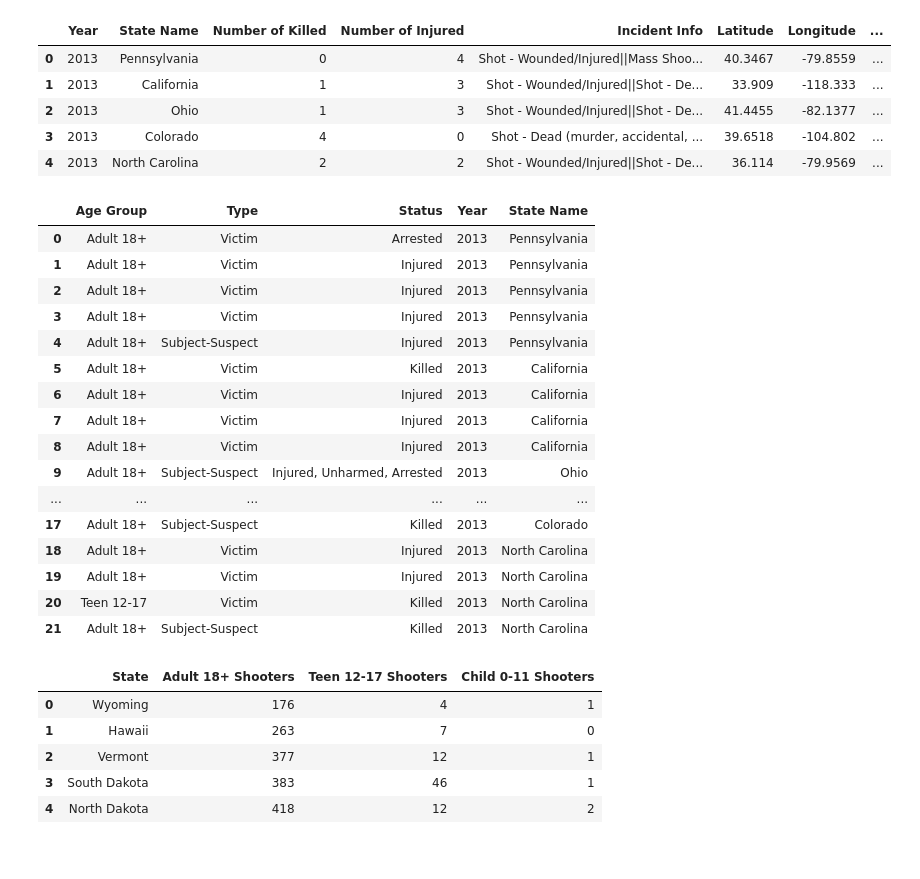
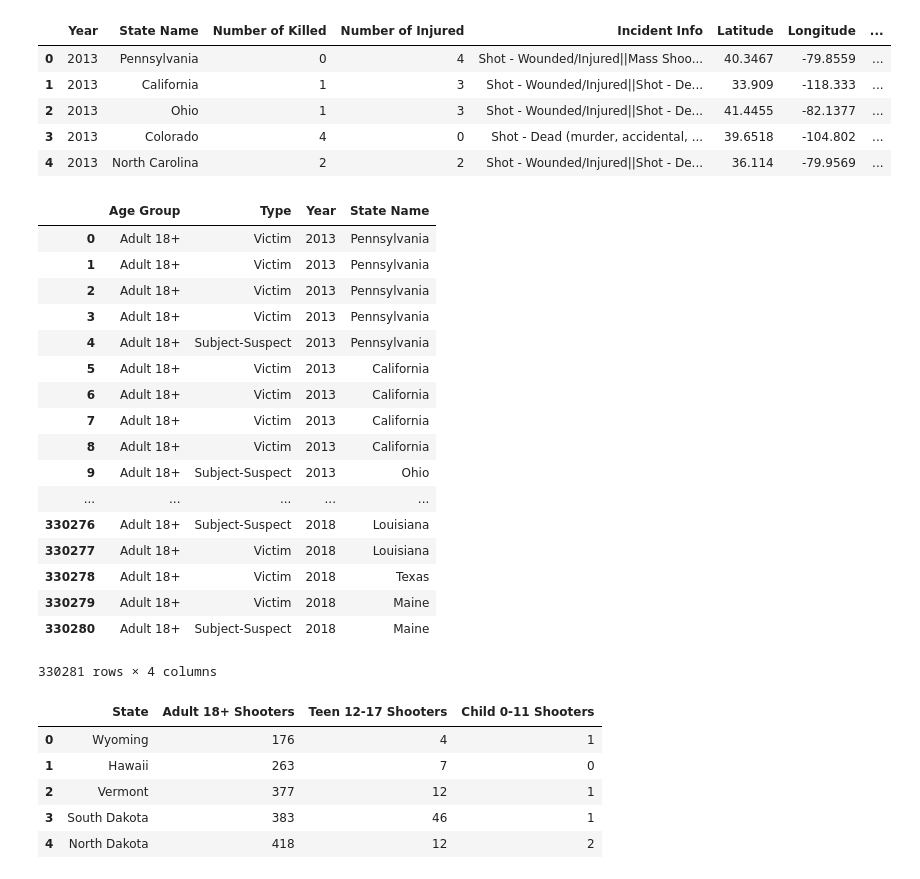
Before and after one commit to Demarsch/gun-violence, a Jupyter notebook: Code/Demography.ipynb, the cells around one changed output. Saved outputs shown, nothing was run; the diff lists cells and outputs as text; code cells hidden in the pictures.

```diff
--- a/Code/Demography.ipynb
+++ b/Code/Demography.ipynb
@@ -11,7 +12,7 @@ import pandas as pd
 from config import *
 # %%
 # Load clean data from CSV
-incident_data = pd.read_csv(incidents_clean_data_path)
+incident_data = pd.read_csv(incidents_clean_data_demograph_path)
 incident_data.fillna("Unknown", inplace=True)
 incident_data.count()
 incident_data.head()
@@ -25,46 +26,46 @@ incident_data.head()
 # %%
 # Your code for demography-related analysis starts here
 new_data = {
     'Age Group': [],
     'Type': [],
-    'Status': [],
     'Year': [],
     'State Name': []
 }
-for i,row in incident_data.head().iterrows():
+for i,row in incident_data.iterrows():
     age_groups = shared.split_value(row['Participant Age Group'])
     types = shared.split_value(row['Participant Type'])
     statuses = shared.split_value(row['Participant Status'])
     for participant_index in age_groups:
         age_group = age_groups[participant_index]
-        status = statuses[participant_index]
+#        status = statuses[participant_index]
         part_type = types[participant_index]
         new_data['Age Group'].append(age_group)
         new_data['Type'].append(part_type)
-        new_data['Status'].append(status)
+#        new_data['Status'].append(status)
         new_data['Year'].append(row['Year'])
         new_data['State Name'].append(row['State Name'])
 
 new_data = pd.DataFrame(new_data)
 new_data
 # %% [output]
-|  | Age Group | Type | Status | Year | State Name |
-| 0 | Adult 18+ | Victim | Arrested | 2013 | Pennsylvania |
-| 1 | Adult 18+ | Victim | Injured | 2013 | Pennsylvania |
-| 2 | Adult 18+ | Victim | Injured | 2013 | Pennsylvania |
-| 3 | Adult 18+ | Victim | Injured | 2013 | Pennsylvania |
-| 4 | Adult 18+ | Subject-Suspect | Injured | 2013 | Pennsylvania |
-| 5 | Adult 18+ | Victim | Killed | 2013 | California |
-| 6 | Adult 18+ | Victim | Injured | 2013 | California |
-| 7 | Adult 18+ | Victim | Injured | 2013 | California |
-| 8 | Adult 18+ | Victim | Injured | 2013 | California |
-| 9 | Adult 18+ | Subject-Suspect | Injured, Unharmed, Arrested | 2013 | Ohio |
-| ... | ... | ... | ... | ... | ... |
-| 17 | Adult 18+ | Subject-Suspect | Killed | 2013 | Colorado |
-| 18 | Adult 18+ | Victim | Injured | 2013 | North Carolina |
-| 19 | Adult 18+ | Victim | Injured | 2013 | North Carolina |
-| 20 | Teen 12-17 | Victim | Killed | 2013 | North Carolina |
-| 21 | Adult 18+ | Subject-Suspect | Killed | 2013 | North Carolina |
+|  | Age Group | Type | Year | State Name |
+| 0 | Adult 18+ | Victim | 2013 | Pennsylvania |
+| 1 | Adult 18+ | Victim | 2013 | Pennsylvania |
+| 2 | Adult 18+ | Victim | 2013 | Pennsylvania |
+| 3 | Adult 18+ | Victim | 2013 | Pennsylvania |
+| 4 | Adult 18+ | Subject-Suspect | 2013 | Pennsylvania |
+| 5 | Adult 18+ | Victim | 2013 | California |
+| 6 | Adult 18+ | Victim | 2013 | California |
+| 7 | Adult 18+ | Victim | 2013 | California |
+| 8 | Adult 18+ | Victim | 2013 | California |
+| 9 | Adult 18+ | Subject-Suspect | 2013 | Ohio |
+| ... | ... | ... | ... | ... |
+| 330276 | Adult 18+ | Subject-Suspect | 2018 | Louisiana |
+| 330277 | Adult 18+ | Victim | 2018 | Louisiana |
+| 330278 | Adult 18+ | Victim | 2018 | Texas |
+| 330279 | Adult 18+ | Victim | 2018 | Maine |
+| 330280 | Adult 18+ | Subject-Suspect | 2018 | Maine |
+330281 rows × 4 columns
 # %%
 # Your code for demography-related analysis starts here
 new_data = {
```
Also changed, not shown: parts of 3 cells of this notebook, 4 other files.
